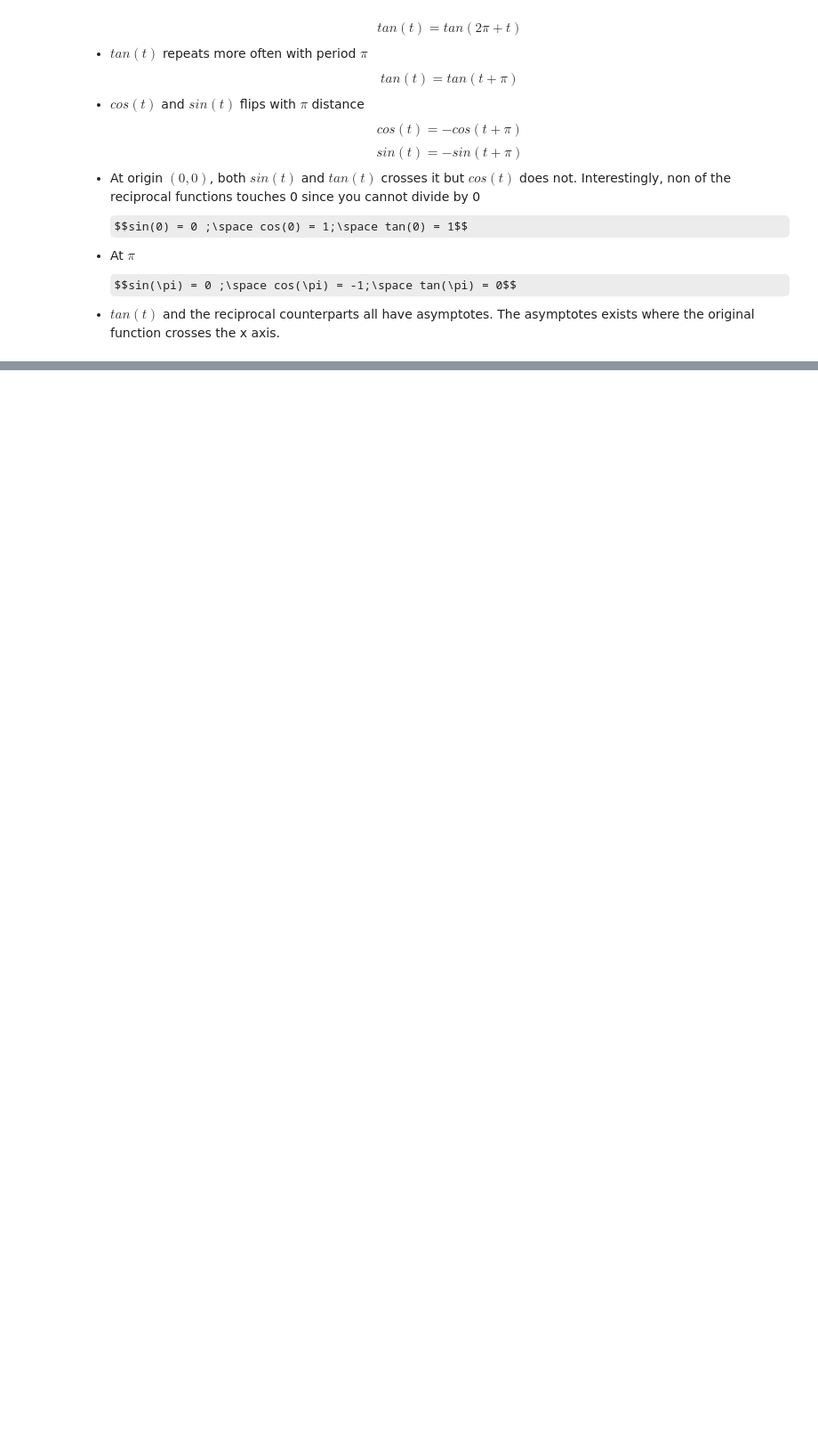
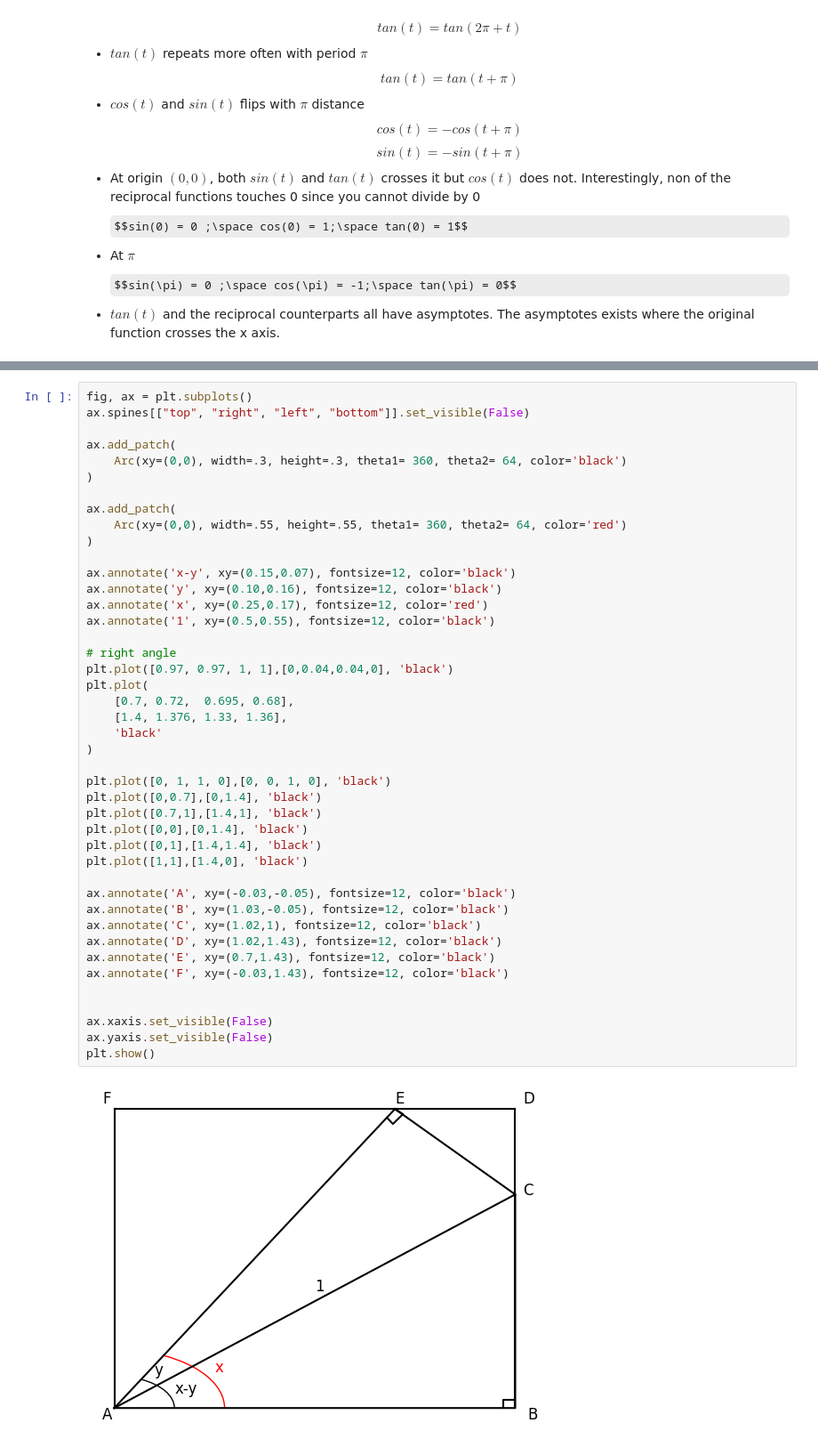
Before and after one commit to n00bminion/n00bminion.github.io, a Jupyter notebook: assets/notebooks/functions.ipynb, the cells around one changed output, grey strips where cells are left out. Shown at 89% size. Drawn from its saved outputs; the diff is of its cells as text; some formulas as TeX source; blank space fills up the shorter version.

```diff
--- a/assets/notebooks/functions.ipynb
+++ b/assets/notebooks/functions.ipynb
@@ -212,0 +391,45 @@ for i in range(0,2):
+# %%
+fig, ax = plt.subplots()
+ax.spines[["top", "right", "left", "bottom"]].set_visible(False)
+
+ax.add_patch(
+    Arc(xy=(0,0), width=.3, height=.3, theta1= 360, theta2= 64, color='black')
+)
+
+ax.add_patch(
+    Arc(xy=(0,0), width=.55, height=.55, theta1= 360, theta2= 64, color='red')
+)
+
+ax.annotate('x-y', xy=(0.15,0.07), fontsize=12, color='black')
+ax.annotate('y', xy=(0.10,0.16), fontsize=12, color='black')
+ax.annotate('x', xy=(0.25,0.17), fontsize=12, color='red')
+ax.annotate('1', xy=(0.5,0.55), fontsize=12, color='black')
+
+# right angle
+plt.plot([0.97, 0.97, 1, 1],[0,0.04,0.04,0], 'black')
+plt.plot(
+    [0.7, 0.72,  0.695, 0.68],
+    [1.4, 1.376, 1.33, 1.36],
+    'black'
+)
+
+plt.plot([0, 1, 1, 0],[0, 0, 1, 0], 'black')
+plt.plot([0,0.7],[0,1.4], 'black')
+plt.plot([0.7,1],[1.4,1], 'black')
+plt.plot([0,0],[0,1.4], 'black')
+plt.plot([0,1],[1.4,1.4], 'black')
+plt.plot([1,1],[1.4,0], 'black')
+
+ax.annotate('A', xy=(-0.03,-0.05), fontsize=12, color='black')
+ax.annotate('B', xy=(1.03,-0.05), fontsize=12, color='black')
+ax.annotate('C', xy=(1.02,1), fontsize=12, color='black')
+ax.annotate('D', xy=(1.02,1.43), fontsize=12, color='black')
+ax.annotate('E', xy=(0.7,1.43), fontsize=12, color='black')
+ax.annotate('F', xy=(-0.03,1.43), fontsize=12, color='black')
+
+
+ax.xaxis.set_visible(False)
+ax.yaxis.set_visible(False)
+plt.show()
+# %% [output]
+[figure, added]
```
Also changed, not shown: parts of 18 cells of this notebook, 3 other files.
